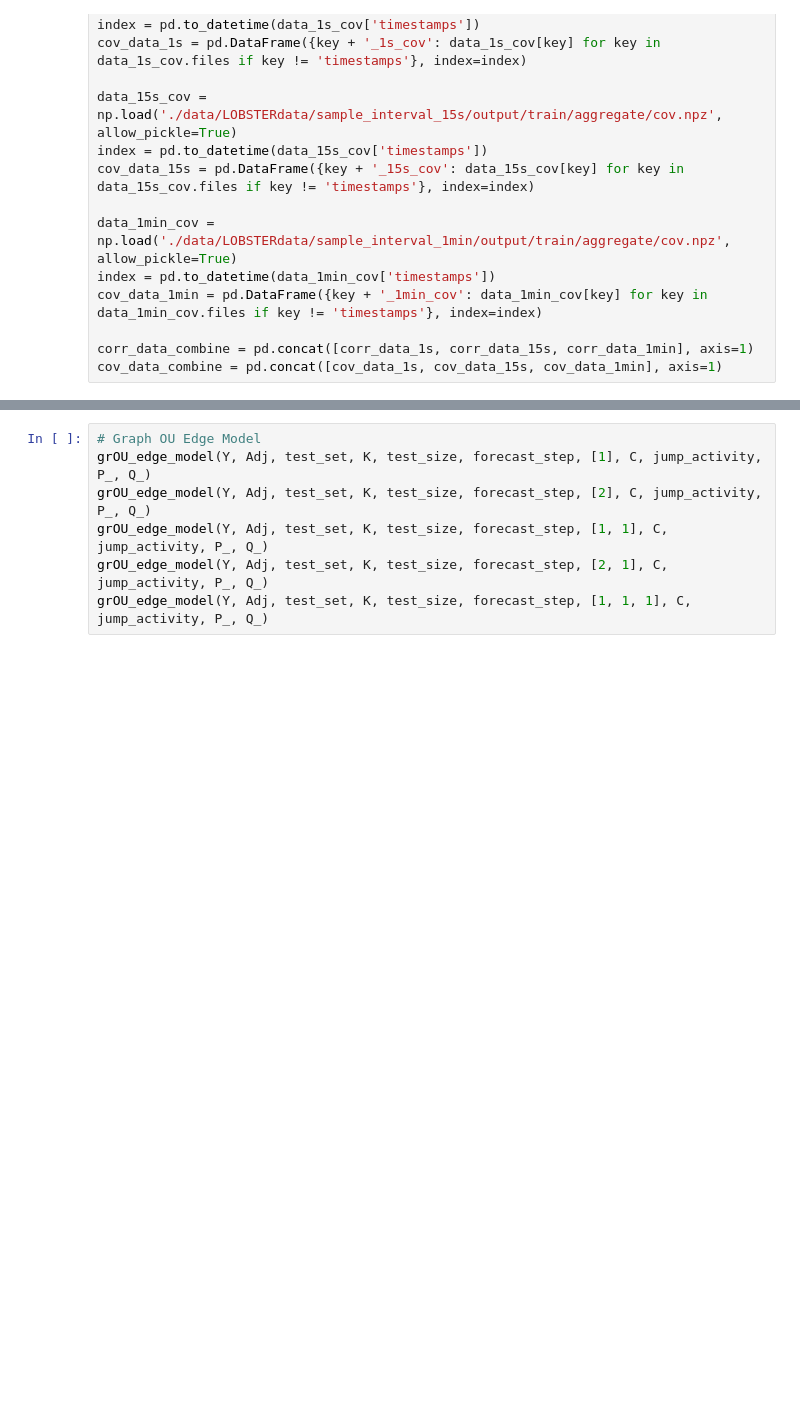
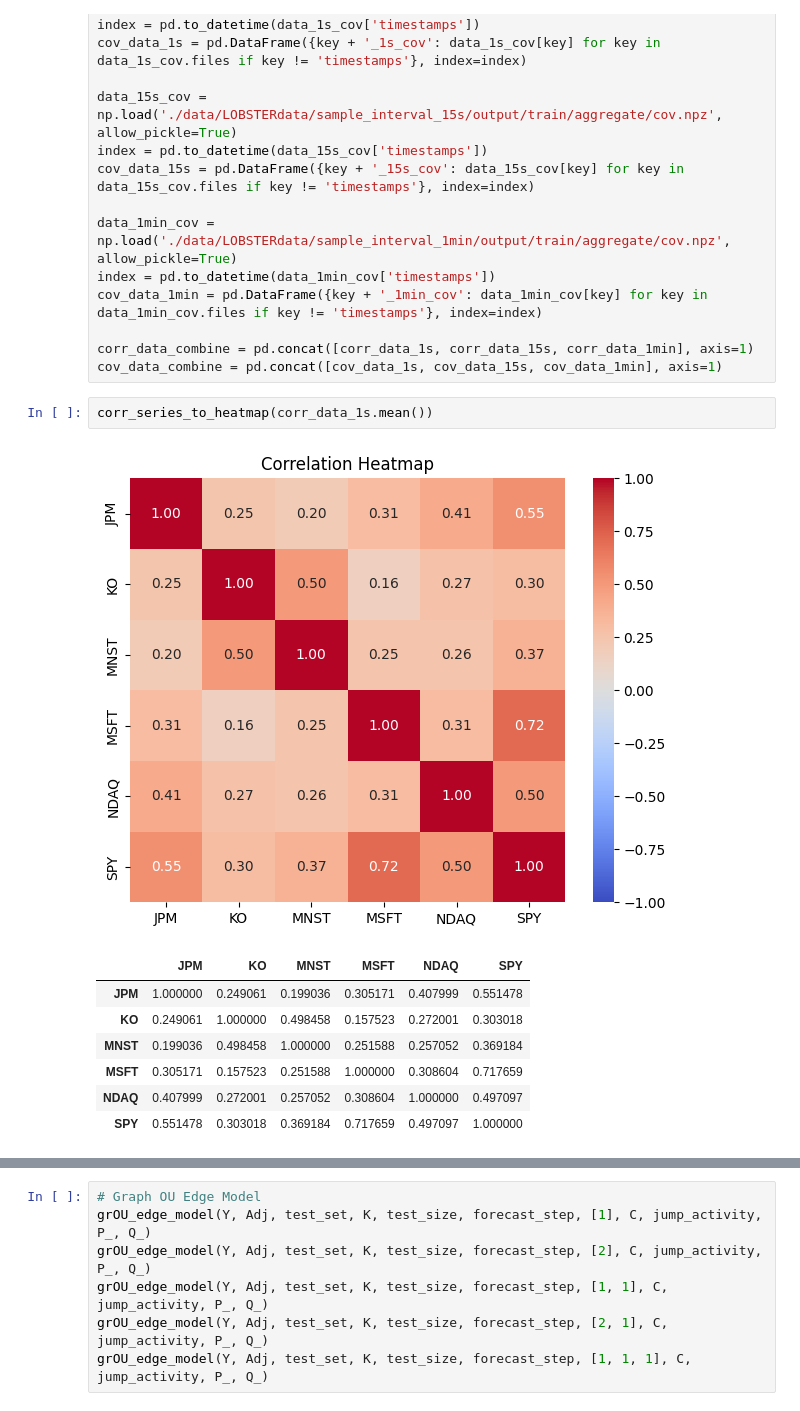
Before and after one commit to jiamingchen13/GraphOUEdge, a Jupyter notebook: Untitled.ipynb, the cells around one changed output, grey strips where cells are left out. Cells and saved outputs as stored; diff of their text form; blank space fills up the shorter version.

```diff
--- a/Untitled.ipynb
+++ b/Untitled.ipynb
@@ -101,3 +83,14 @@ cov_data_1min = pd.DataFrame({key + '_1min_cov': data_1min_cov[key] for key in d
 
 corr_data_combine = pd.concat([corr_data_1s, corr_data_15s, corr_data_1min], axis=1)
 cov_data_combine = pd.concat([cov_data_1s, cov_data_15s, cov_data_1min], axis=1)
+# %%
+corr_series_to_heatmap(corr_data_1s.mean())
+# %% [output]
+[figure, added]
+|  | JPM | KO | MNST | MSFT | NDAQ | SPY |
+| JPM | 1.000000 | 0.249061 | 0.199036 | 0.305171 | 0.407999 | 0.551478 |
+| KO | 0.249061 | 1.000000 | 0.498458 | 0.157523 | 0.272001 | 0.303018 |
+| MNST | 0.199036 | 0.498458 | 1.000000 | 0.251588 | 0.257052 | 0.369184 |
+| MSFT | 0.305171 | 0.157523 | 0.251588 | 1.000000 | 0.308604 | 0.717659 |
+| NDAQ | 0.407999 | 0.272001 | 0.257052 | 0.308604 | 1.000000 | 0.497097 |
+| SPY | 0.551478 | 0.303018 | 0.369184 | 0.717659 | 0.497097 | 1.000000 |
```
Also changed, not shown: parts of 15 cells of this notebook, 1 other file.
